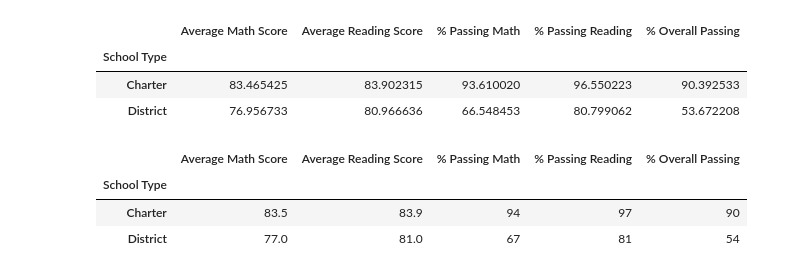
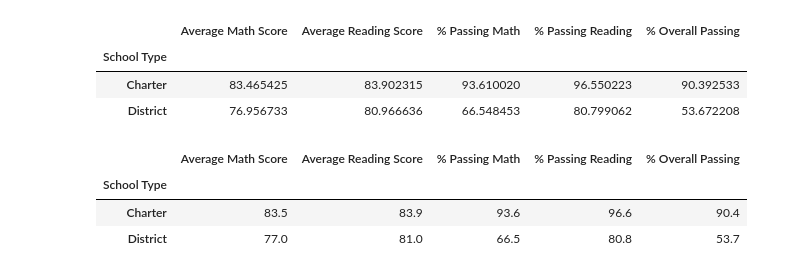
Before and after one commit to davidzachie/Module4-School_District_Analysis, a Jupyter notebook: PyCitySchools_Challenge.ipynb, the cells around one changed output. Drawn from its saved outputs; the diff is of its cells as text; code cells hidden in the pictures.

```diff
--- a/PyCitySchools_Challenge.ipynb
+++ b/PyCitySchools_Challenge.ipynb
@@ -710,18 +710,18 @@ type_summary_df
 # %%
 # # Format the DataFrame
 type_summary_df["Average Math Score"] = type_summary_df["Average Math Score"].map("{:.1f}".format)
 
 type_summary_df["Average Reading Score"] = type_summary_df["Average Reading Score"].map("{:.1f}".format)
 
-type_summary_df["% Passing Math"] = type_summary_df["% Passing Math"].map("{:.0f}".format)
+type_summary_df["% Passing Math"] = type_summary_df["% Passing Math"].map("{:.1f}".format)
 
-type_summary_df["% Passing Reading"] = type_summary_df["% Passing Reading"].map("{:.0f}".format)
+type_summary_df["% Passing Reading"] = type_summary_df["% Passing Reading"].map("{:.1f}".format)
 
-type_summary_df["% Overall Passing"] = type_summary_df["% Overall Passing"].map("{:.0f}".format)
+type_summary_df["% Overall Passing"] = type_summary_df["% Overall Passing"].map("{:.1f}".format)
 
 type_summary_df
 # %% [output]
 |  | Average Math Score | Average Reading Score | % Passing Math | % Passing Reading | % Overall Passing |
 | School Type |  |  |  |  |  |
-| Charter | 83.5 | 83.9 | 94 | 97 | 90 |
-| District | 77.0 | 81.0 | 67 | 81 | 54 |
+| Charter | 83.5 | 83.9 | 93.6 | 96.6 | 90.4 |
+| District | 77.0 | 81.0 | 66.5 | 80.8 | 53.7 |
```
Also changed, not shown: 3 other files.
